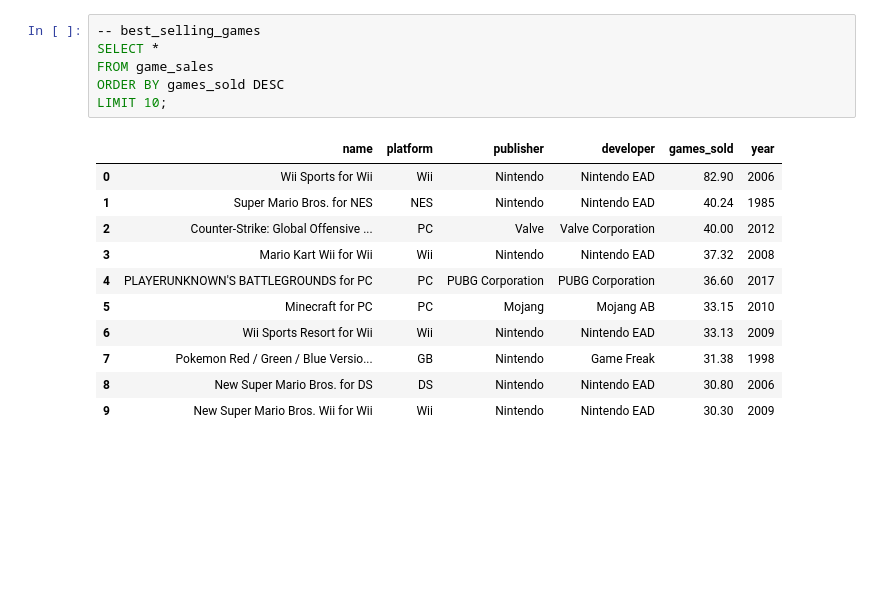
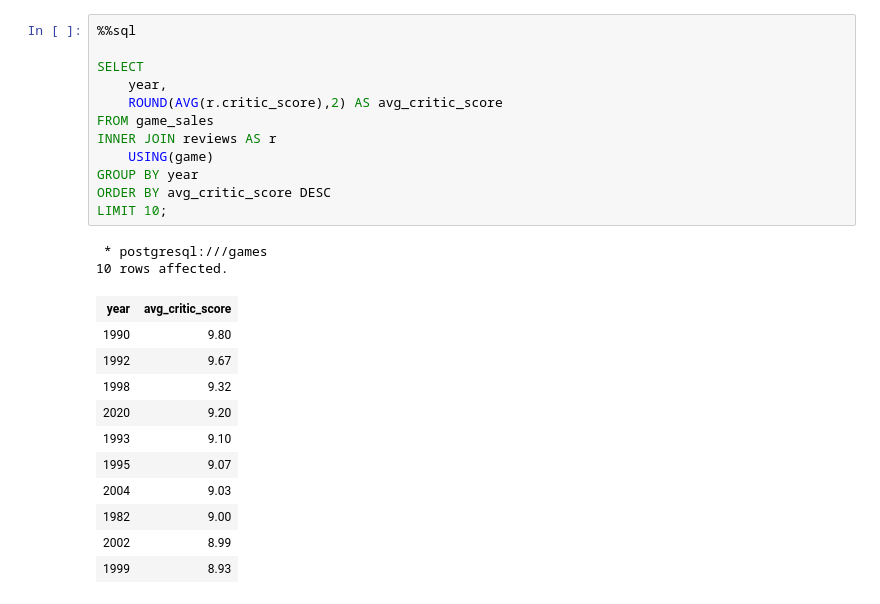
Before and after one commit to dhenis09/Analysis_Case_Project, a Jupyter notebook: SQL/When Was The Golden Era of Video Games.ipynb, the cells around one changed output. Cells and saved outputs as stored; diff of their text form; blank space fills up the shorter version.

Commit message:
Add files via upload
update of when was teh golden era of video games sql analyze updated

```diff
--- a/SQL/When Was The Golden Era of Video Games.ipynb
+++ b/SQL/When Was The Golden Era of Video Games.ipynb
@@ -45,18 +162,26 @@ Your search will involve joining datasets and comparing results with set theory.
 # %%
--- best_selling_games
-SELECT *
+%%sql
+
+SELECT
+    year,
+    ROUND(AVG(r.critic_score),2) AS avg_critic_score
 FROM game_sales
-ORDER BY games_sold DESC
+INNER JOIN reviews AS r
+    USING(game)
+GROUP BY year
+ORDER BY avg_critic_score DESC
 LIMIT 10;
 # %% [output]
+ * postgresql:///games
+10 rows affected.
-|  | name | platform | publisher | developer | games_sold | year |
-| 0 | Wii Sports for Wii | Wii | Nintendo | Nintendo EAD | 82.90 | 2006 |
-| 1 | Super Mario Bros. for NES | NES | Nintendo | Nintendo EAD | 40.24 | 1985 |
-| 2 | Counter-Strike: Global Offensive ... | PC | Valve | Valve Corporation | 40.00 | 2012 |
-| 3 | Mario Kart Wii for Wii | Wii | Nintendo | Nintendo EAD | 37.32 | 2008 |
-| 4 | PLAYERUNKNOWN'S BATTLEGROUNDS for PC | PC | PUBG Corporation | PUBG Corporation | 36.60 | 2017 |
-| 5 | Minecraft for PC | PC | Mojang | Mojang AB | 33.15 | 2010 |
-| 6 | Wii Sports Resort for Wii | Wii | Nintendo | Nintendo EAD | 33.13 | 2009 |
-| 7 | Pokemon Red / Green / Blue Versio... | GB | Nintendo | Game Freak | 31.38 | 1998 |
-| 8 | New Super Mario Bros. for DS | DS | Nintendo | Nintendo EAD | 30.80 | 2006 |
-| 9 | New Super Mario Bros. Wii for Wii | Wii | Nintendo | Nintendo EAD | 30.30 | 2009 |
+| year | avg_critic_score |
+| 1990 | 9.80 |
+| 1992 | 9.67 |
+| 1998 | 9.32 |
+| 2020 | 9.20 |
+| 1993 | 9.10 |
+| 1995 | 9.07 |
+| 2004 | 9.03 |
+| 1982 | 9.00 |
+| 2002 | 8.99 |
+| 1999 | 8.93 |
```
Also changed, not shown: parts of 26 cells of this notebook.
